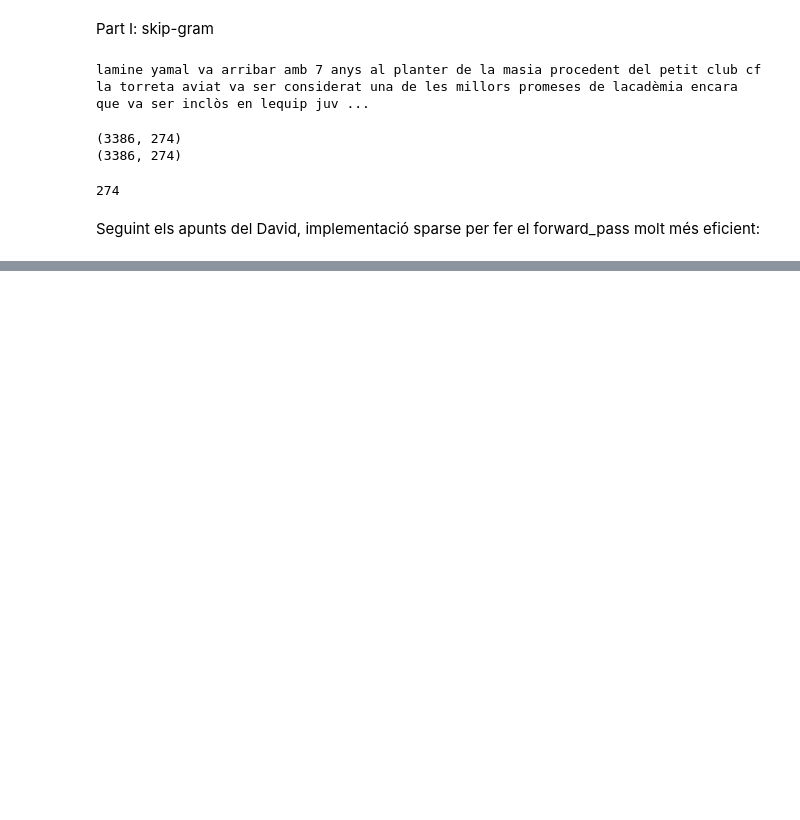
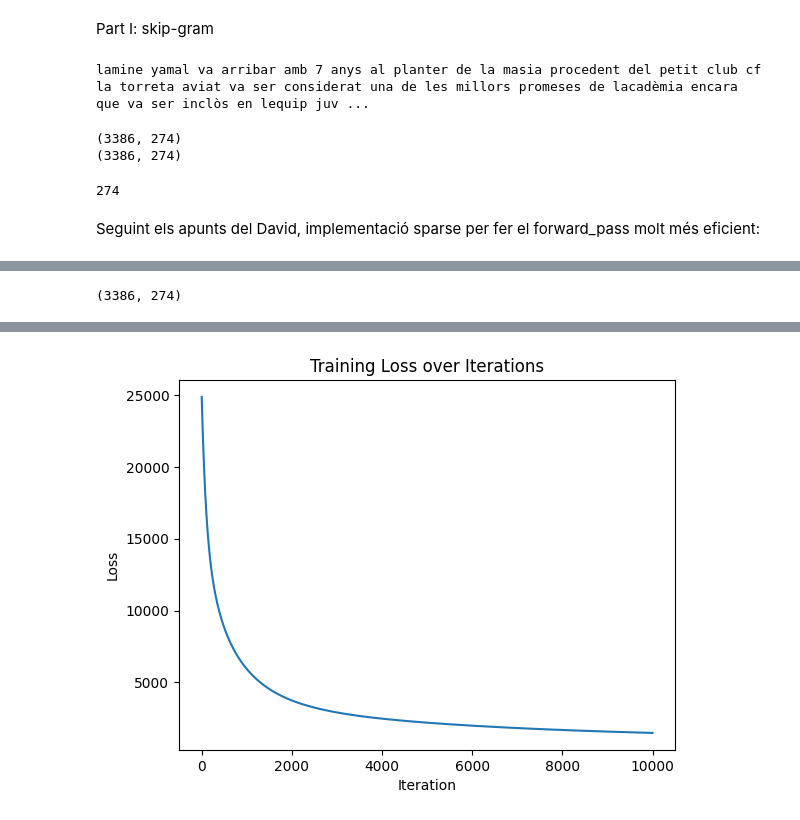
Before and after one commit to hecmar007/word2vec, a Jupyter notebook: word2vec.ipynb, the cells around one changed output, grey strips where cells are left out. Cells and saved outputs as stored; diff of their text form; code cells hidden in the pictures; blank space fills up the shorter version.

Commit message:
Negative sampling
Implementat un principi de negative sampling.

```diff
--- a/word2vec.ipynb
+++ b/word2vec.ipynb
@@ -281,0 +305,73 @@ Les 5 paraules més probables d'estar en el context de yamal son:  ['lamine', 'v
+# %%
+def softmax_n(X, targets):
+    # Masked softmax for negative sampling
+    mask = np.zeros_like(X, dtype=bool)
+    mask[np.arange(X.shape[0])[:, None], targets] = True
+
+    X_masked = np.where(mask, X, -np.inf)
+    X_max = np.max(X_masked, axis=1, keepdims=True)
+    exps = np.exp(X_masked - X_max)
+    sum_exps = np.sum(np.where(mask, exps, 0), axis=1, keepdims=True)
+    softmax_values = exps / sum_exps
+
+    return np.where(mask, softmax_values, 0)
+
+def forward_pass_n(model, input, target, negative_target):
+    state = {}
+
+    state["first_layer"] = model["w1"][input]
+    state["second_layer"] = state["first_layer"] @ model["w2"]
+    # Sha de passar un X reduit per fer el negative sampling (només amb el positive sampling i els K exemples de més per banda)
+    state["z"] = softmax_n(state["second_layer"], np.column_stack((target, negative_target)))
+    return state
+
+def cross_entropy_negative(pred, target):
+    epsilon = 1e-12
+    pred = np.clip(pred, epsilon, 1. - epsilon)
+    target_probs = pred[np.arange(len(target)), target]
+
+    return - np.sum(np.log(target_probs))
+
+def backpropagation_negative(model, input, target, negative_target, learning_rate):
+    state = forward_pass_n(model, input, target, negative_target)
+    da2 = np.zeros_like(state["z"])
+    np.copyto(da2, state["z"])
+    da2[np.arange(da2.shape[0]), target] -= 1
+    dw2 = state["first_layer"].T @ da2
+    da1 = da2 @ model["w2"].T
+    dw1 = np.zeros_like(model["w1"])
+    np.add.at(dw1, input, da1)
+    model["w1"] -= learning_rate * dw1
+    model["w2"] -= learning_rate * dw2
+    return cross_entropy_negative(state["z"], target)
+
+model2 = initialitze_model(20)
+state = forward_pass_n(model2, Xn, Yn, negative_y)
+print(state["z"].shape)
+# %% [output]
+(3386, 274)
+# %%
+import matplotlib.pyplot as plt
+import time
+
+n_iter = 10000
+learning_rate = 0.0001
+losses = []
+
+start_time = time.time()
+# Actualitzat per utilitzar la versió speedup
+for i in range(n_iter):
+    loss = backpropagation_negative(model2, Xn, Yn, negative_y, learning_rate)
+    losses.append(loss)
+    if i % 1000 == 0:
+        print(f"Iteration {i}: Loss = {loss}")
+
+print(f"Training time: {time.time() - start_time}")
+plt.plot(range(len(losses)), losses)
+plt.xlabel('Iteration')
+plt.ylabel('Loss')
+plt.title('Training Loss over Iterations')
+plt.show()
+
+print(f"Final Loss: {losses[-1]}")
+# %% [output]
@@ -281,0 +389 @@ Les 5 paraules més probables d'estar en el context de yamal son:  ['lamine', 'v
+[figure, added]
```
Also changed, not shown: parts of 9 cells of this notebook.
